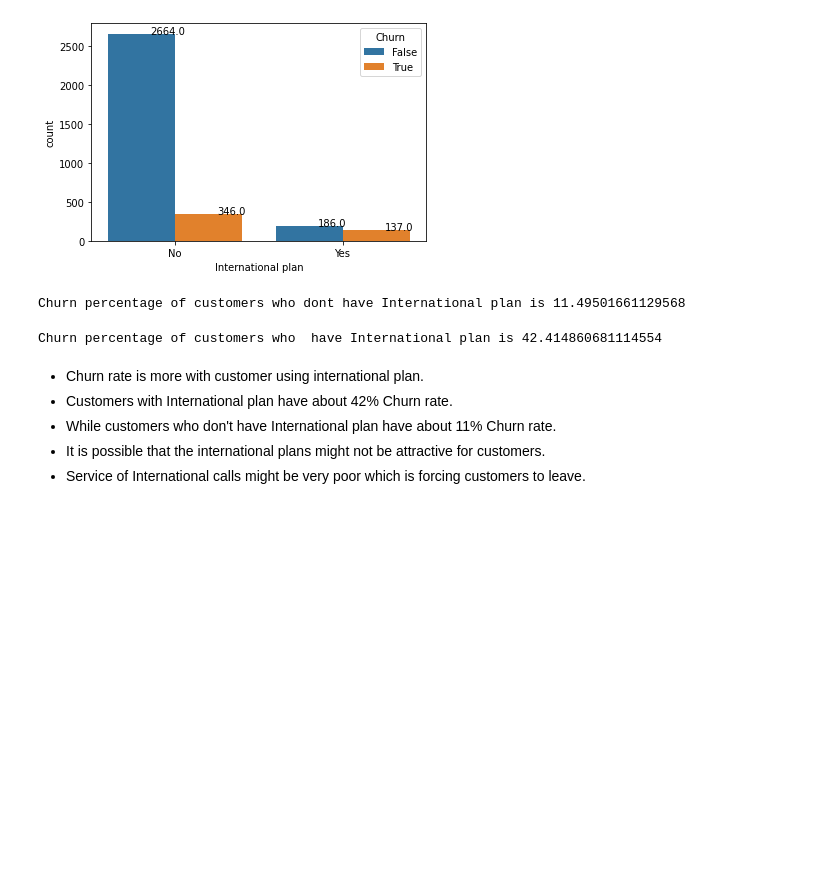
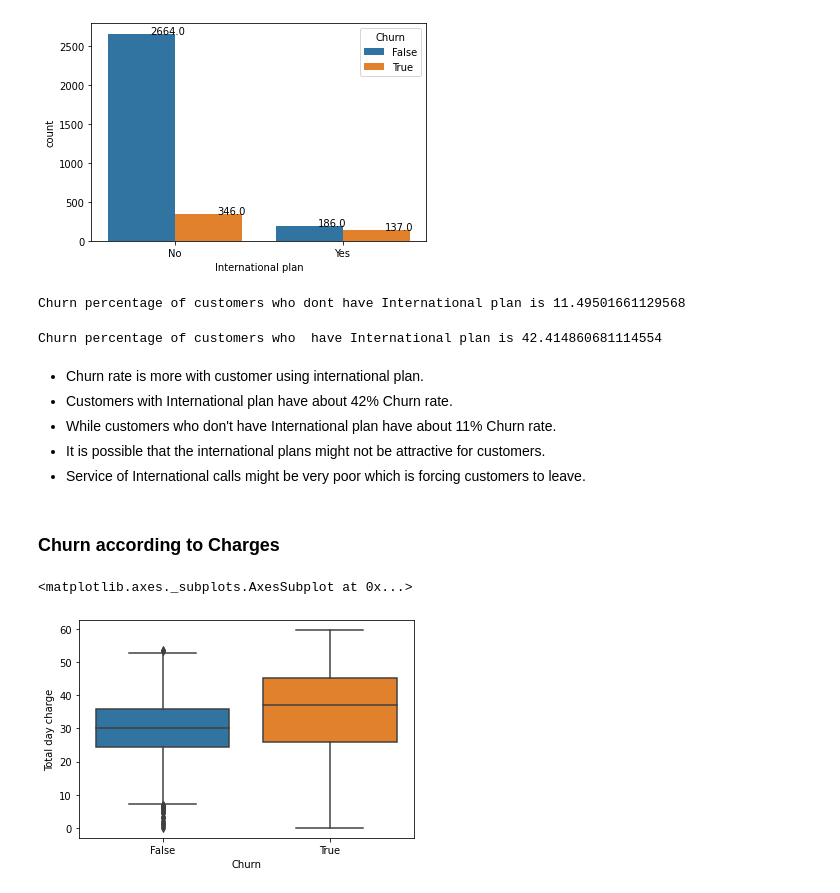
Before and after one commit to omajipawar/Telecom-Churn-Analysis, a Jupyter notebook: Telecom_Churn_Analysis_(Omaji_Pawar)_Capstone_Project.ipynb, the cells around one changed output. Drawn from its saved outputs; the diff is of its cells as text; code cells hidden in the pictures; blank space fills up the shorter version.

```diff
--- a/Telecom_Churn_Analysis_(Omaji_Pawar)_Capstone_Project.ipynb
+++ b/Telecom_Churn_Analysis_(Omaji_Pawar)_Capstone_Project.ipynb
@@ -308,3 +308,11 @@ Churn percentage of customers who  have International plan is 42.414860681114554
 *   While customers who don't have International plan have about 11% Churn rate.
 *   It is possible that the international plans might not be attractive for customers.
 *   Service of International calls might be very poor which is forcing customers to leave.
+# %% [markdown]
+### Churn according to Charges
+# %%
+#plotting Box plot showing how Total day charge has an impact on Churn
+sns.boxplot(x='Churn',y='Total day charge', data = df)
+# %% [output]
+<matplotlib.axes._subplots.AxesSubplot at 0x...>
+[figure, added]
```
Also changed, not shown: parts of 14 cells of this notebook.
